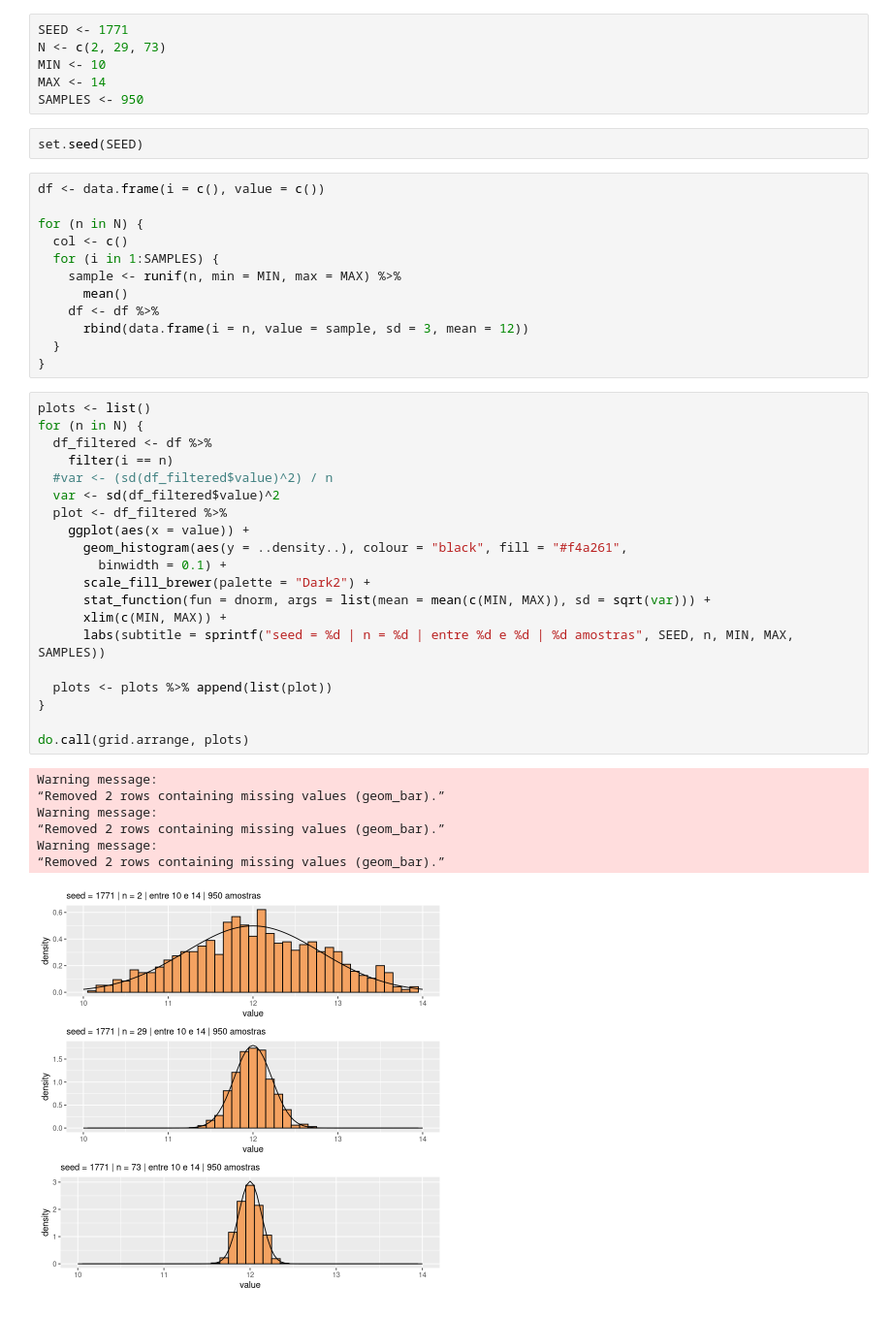
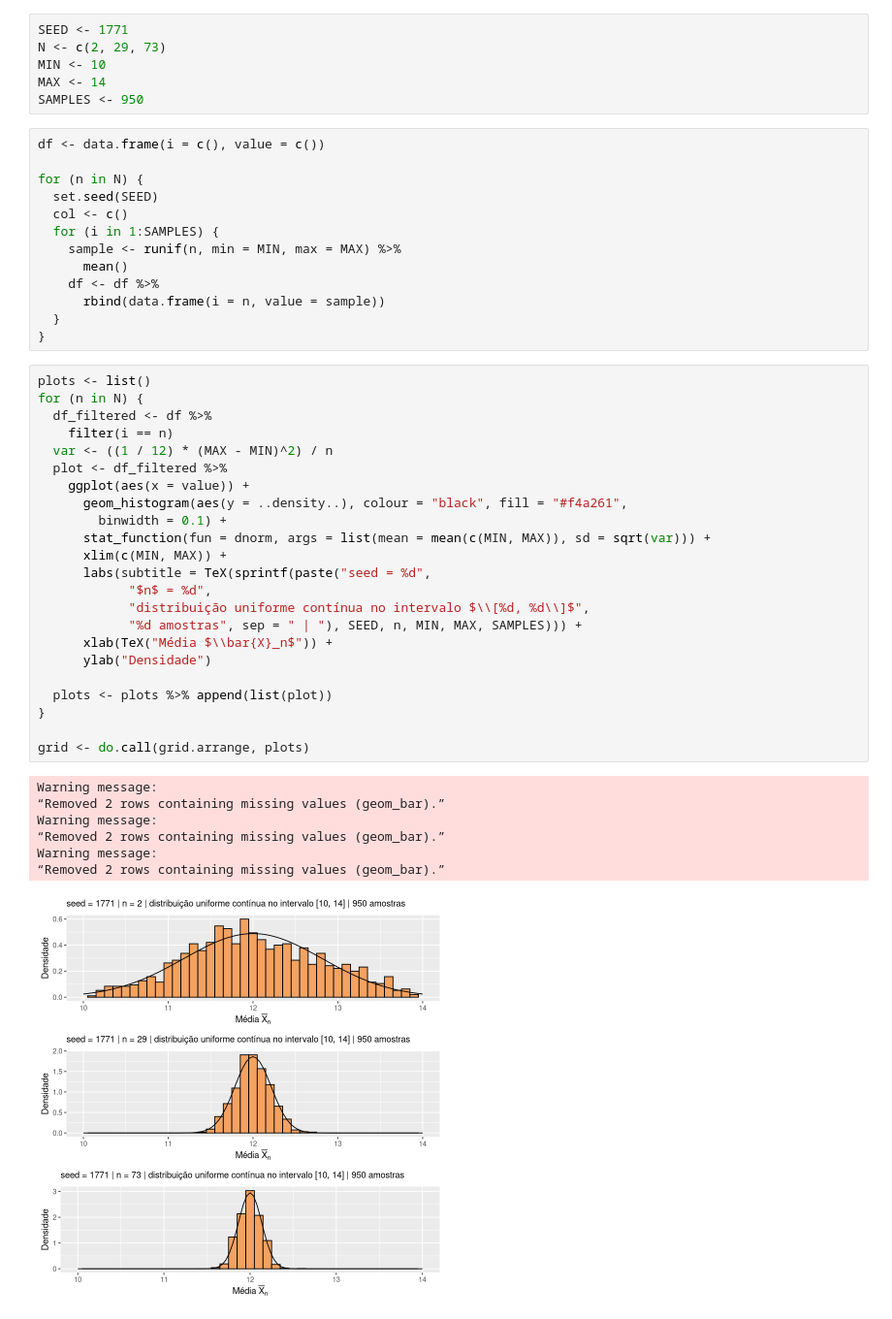
Before and after one commit to diogotcorreia/projeto-computacional-pe, a Jupyter notebook: ex06/ex06.ipynb, the cells around one changed output. Shown at 97% size. Saved outputs shown, nothing was run; the diff lists cells and outputs as text.

```diff
--- a/ex06/ex06.ipynb
+++ b/ex06/ex06.ipynb
@@ -8,45 +9,47 @@ N <- c(2, 29, 73)
 MIN <- 10
 MAX <- 14
 SAMPLES <- 950
-# %%
-set.seed(SEED)
 # %%
 df <- data.frame(i = c(), value = c())
 
 for (n in N) {
+  set.seed(SEED)
   col <- c()
   for (i in 1:SAMPLES) {
     sample <- runif(n, min = MIN, max = MAX) %>%
       mean()
     df <- df %>%
-      rbind(data.frame(i = n, value = sample, sd = 3, mean = 12))
+      rbind(data.frame(i = n, value = sample))
   }
 }
 # %%
 plots <- list()
 for (n in N) {
   df_filtered <- df %>%
     filter(i == n)
-  #var <- (sd(df_filtered$value)^2) / n
-  var <- sd(df_filtered$value)^2
+  var <- ((1 / 12) * (MAX - MIN)^2) / n
   plot <- df_filtered %>%
     ggplot(aes(x = value)) +
       geom_histogram(aes(y = ..density..), colour = "black", fill = "#f4a261",
         binwidth = 0.1) +
-      scale_fill_brewer(palette = "Dark2") +
       stat_function(fun = dnorm, args = list(mean = mean(c(MIN, MAX)), sd = sqrt(var))) +
       xlim(c(MIN, MAX)) +
-      labs(subtitle = sprintf("seed = %d | n = %d | entre %d e %d | %d amostras", SEED, n, MIN, MAX, SAMPLES))
+      labs(subtitle = TeX(sprintf(paste("seed = %d",
+            "$n$ = %d",
+            "distribuição uniforme contínua no intervalo $\\[%d, %d\\]$",
+            "%d amostras", sep = " | "), SEED, n, MIN, MAX, SAMPLES))) +
+      xlab(TeX("Média $\\bar{X}_n$")) +
+      ylab("Densidade")
 
   plots <- plots %>% append(list(plot))
 }
 
-do.call(grid.arrange, plots)
+grid <- do.call(grid.arrange, plots)
 # %% [output]
 Warning message:
 “Removed 2 rows containing missing values (geom_bar).”
 Warning message:
 “Removed 2 rows containing missing values (geom_bar).”
 Warning message:
 “Removed 2 rows containing missing values (geom_bar).”
-[figure, old version]
+[figure, new version]
```
Also changed, not shown: parts of 3 cells of this notebook, 2 other files.
